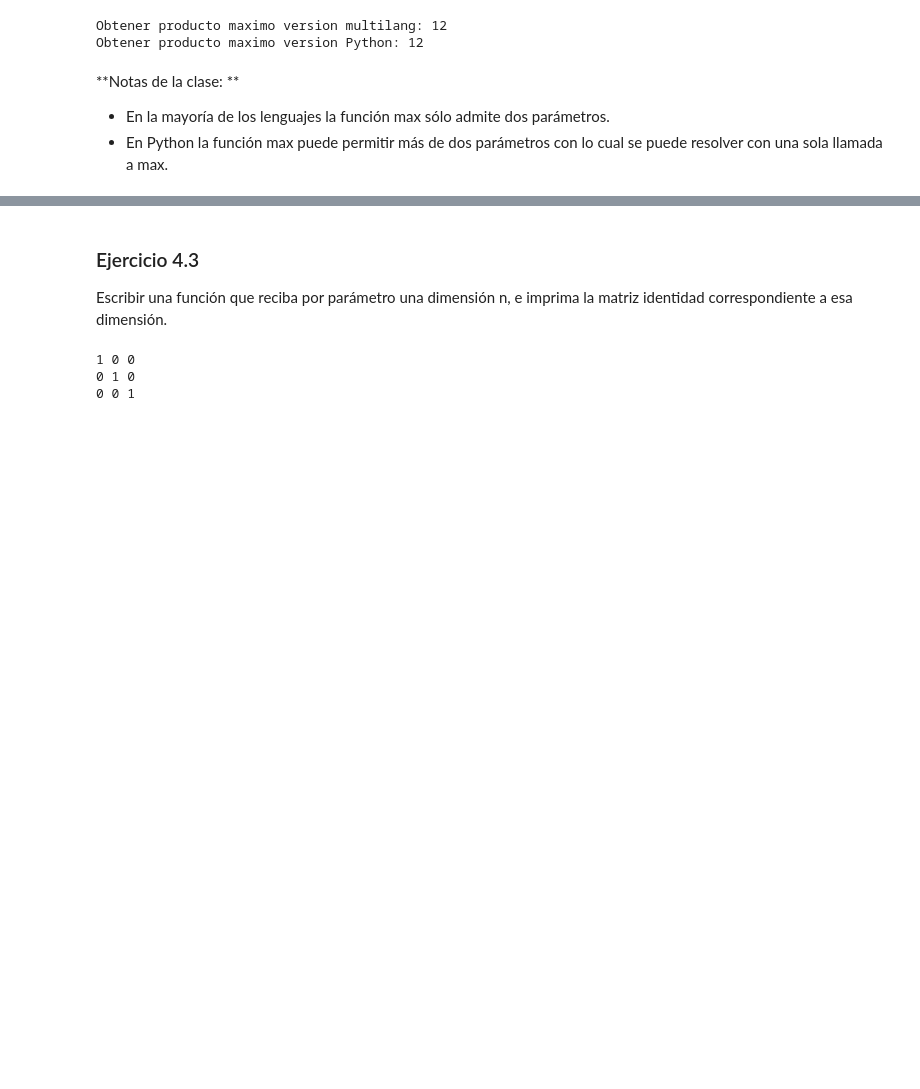
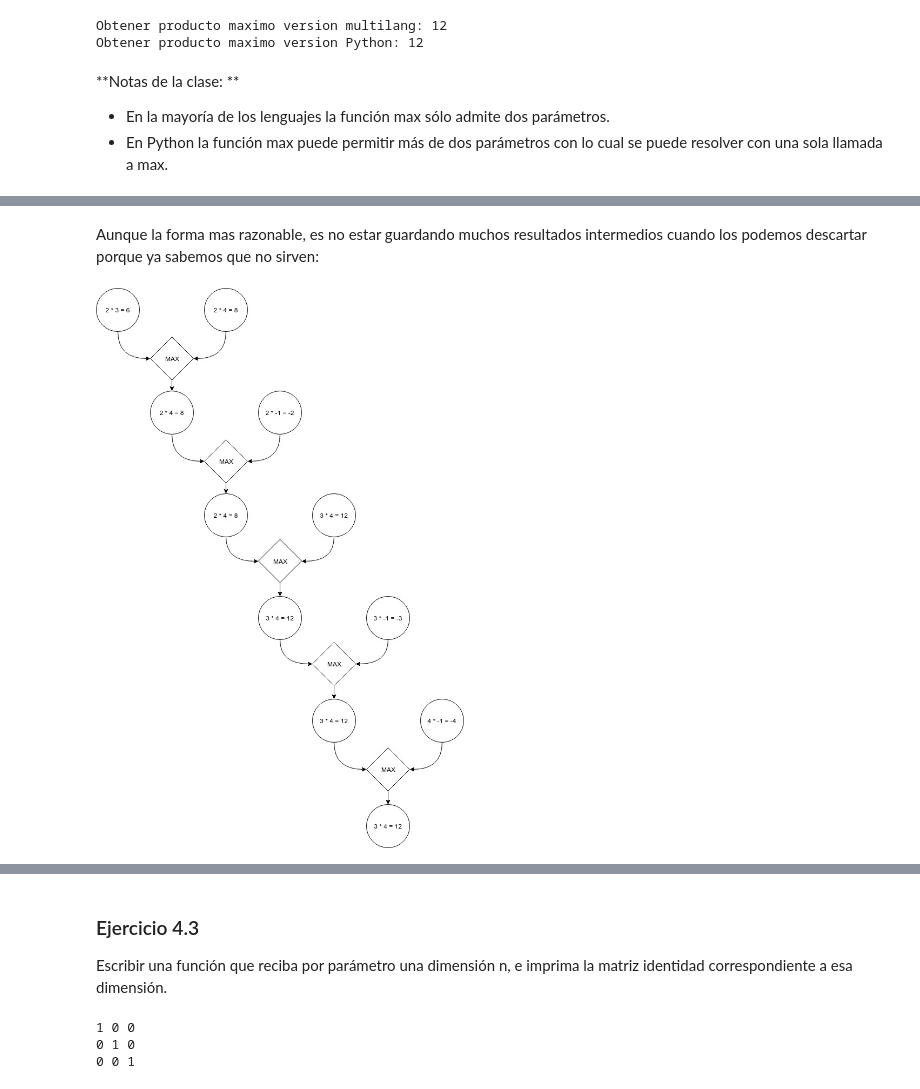
Before and after one commit to Xero-Hige/Notebooks, a Jupyter notebook: Algoritmos I/2018-1C/clase-23-03-2018.ipynb, the cells around one changed output, grey strips where cells are left out. Saved outputs shown, nothing was run; the diff lists cells and outputs as text; code cells hidden in the pictures; blank space fills up the shorter version.

```diff
--- a/Algoritmos I/2018-1C/clase-23-03-2018.ipynb
+++ b/Algoritmos I/2018-1C/clase-23-03-2018.ipynb
@@ -88 +98,7 @@ Obtener producto maximo version Python: 12
+# %% [markdown]
+Aunque la forma mas razonable, es no estar guardando muchos resultados intermedios cuando los podemos descartar porque ya sabemos que no sirven:
+# %%
+Image(filename='./clase-23-03-2018_image/max_univalue.jpg')
+# %% [output]
+[figure, added]
 # %% [markdown]
```
Also changed, not shown: parts of 7 cells of this notebook.
